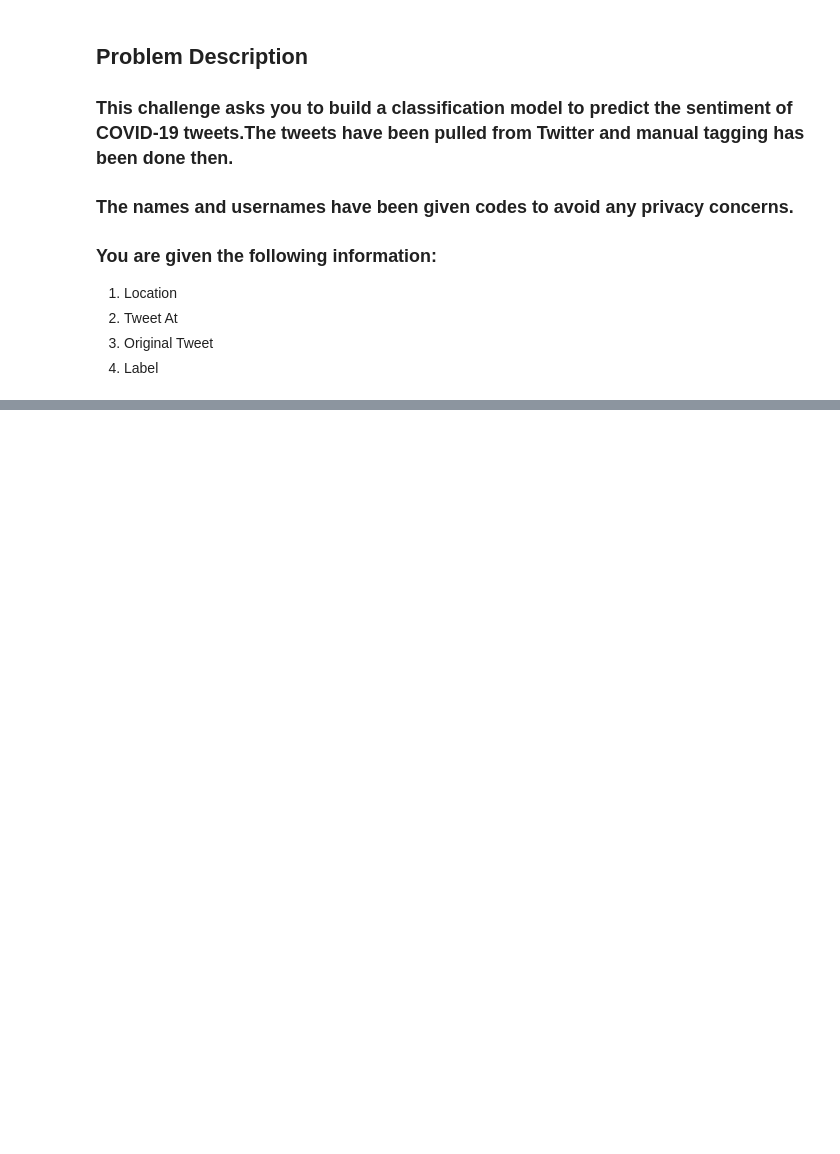
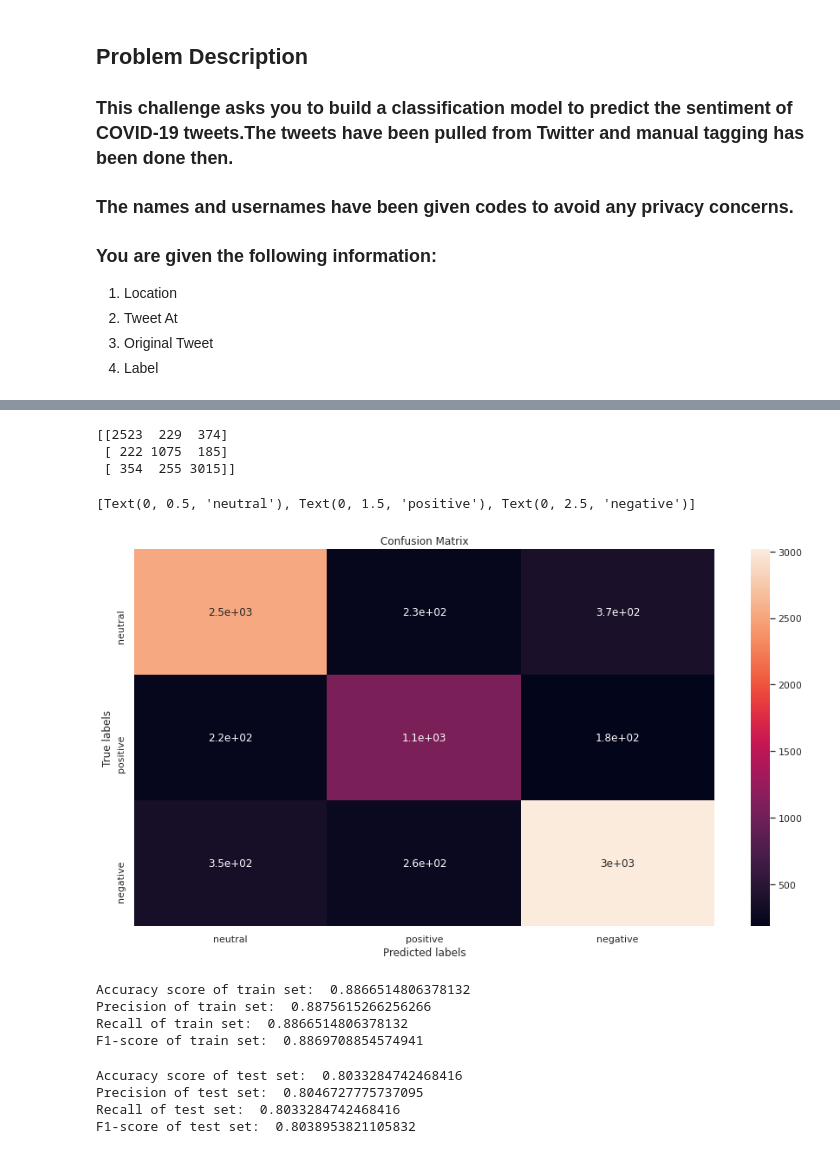
Before and after one commit to arifuddinatif/Coronavirus-Tweet-Sentiment-Analysis, a Jupyter notebook: Coronavirus_Tweet_Sentiment_Analysis_Capstone_Project.ipynb, the cells around one changed output, grey strips where cells are left out. Drawn from its saved outputs; the diff is of its cells as text; code cells hidden in the pictures; blank space fills up the shorter version.

```diff
--- a/Coronavirus_Tweet_Sentiment_Analysis_Capstone_Project.ipynb
+++ b/Coronavirus_Tweet_Sentiment_Analysis_Capstone_Project.ipynb
@@ -509,0 +296,46 @@ df.head()
+# %%
+# getting test set confusion matrix
+
+labels = ['neutral', 'positive','negative']
+cm_test = confusion_matrix(prediction_test,y_test)
+print(cm_test)
+
+ax= plt.subplot()
+sns.heatmap(cm_test, annot=True, ax = ax) #annot=True to annotate cells
+
+# labels, title and ticks
+ax.set_xlabel('Predicted labels')
+ax.set_ylabel('True labels')
+ax.set_title('Confusion Matrix')
+ax.xaxis.set_ticklabels(labels)
+ax.yaxis.set_ticklabels(labels)
+# %% [output]
+[[2523  229  374]
+ [ 222 1075  185]
+ [ 354  255 3015]]
+[Text(0, 0.5, 'neutral'), Text(0, 1.5, 'positive'), Text(0, 2.5, 'negative')]
+[figure, added]
+# %%
+# getting differant scores of train set
+
+print('Accuracy score of train set: ',accuracy_score(prediction_train,y_train))
+print('Precision of train set: ',precision_score(prediction_train,y_train, average = 'weighted'))
+print('Recall of train set: ',recall_score(prediction_train,y_train, average = 'weighted'))
+print('F1-score of train set: ',f1_score(prediction_train, y_train, average='weighted'))
+# %% [output]
+Accuracy score of train set:  0.8866514806378132
+Precision of train set:  0.8875615266256266
+Recall of train set:  0.8866514806378132
+F1-score of train set:  0.8869708854574941
+# %%
+# getting differant scores of test set
+
+print('Accuracy score of test set: ',accuracy_score(prediction_test,y_test))
+print('Precision of test set: ',precision_score(prediction_test,y_test, average = 'weighted'))
+print('Recall of test set: ',recall_score(prediction_test,y_test, average = 'weighted'))
+print('F1-score of test set: ',f1_score(prediction_test, y_test, average='weighted'))
+# %% [output]
+Accuracy score of test set:  0.8033284742468416
+Precision of test set:  0.8046727775737095
+Recall of test set:  0.8033284742468416
+F1-score of test set:  0.8038953821105832
```
Also changed, not shown: parts of 102 cells of this notebook.
